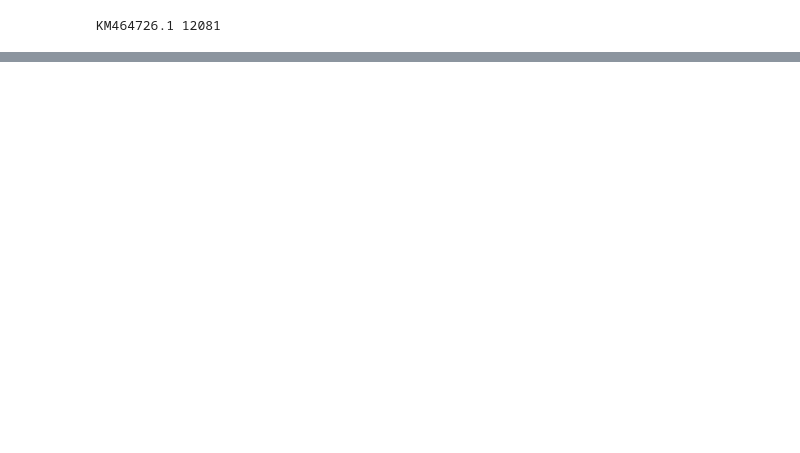
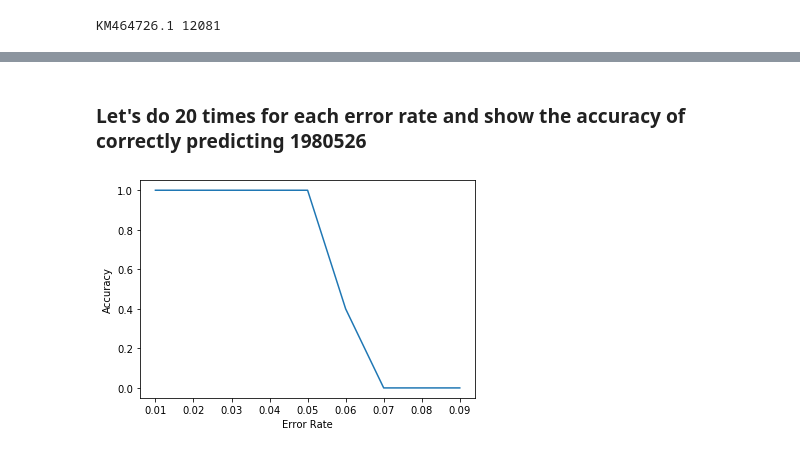
Before and after one commit to Lizhen0909/PyLSHvec, a Jupyter notebook: notebook/example_use_virus_classfication_model.ipynb, the cells around one changed output, grey strips where cells are left out. Saved outputs shown, nothing was run; the diff lists cells and outputs as text; code cells hidden in the pictures; blank space fills up the shorter version.

```diff
--- a/notebook/example_use_virus_classfication_model.ipynb
+++ b/notebook/example_use_virus_classfication_model.ipynb
@@ -67,9 +77,6 @@ getName Nairobi sheep disease orthonairovirus
 getTaxIdPath [1, 10239, 4000001, 4011699, 4027768, 4027770, 4027773, 2559587, 4028110, 4028113, 4032822, 4032824, 4032826, 2497569, 4032829, 2497571, 2497576, 1980410, 4034803, 4035699, 4035703, 19804 ...
 getTaxNamePath ['root', 'Viruses', 'dummy4000001', 'dummy4011699', 'dummy4027768', 'dummy4027770', 'dummy4027773', 'Riboviria', 'dummy4028110', 'dummy4028113', 'dummy4032822', 'dummy4032824', 'dummy40 ...
 # %%
-import numpy as np
-import pandas as pd
-
 def random_dna_sequence(length):
     return ''.join(np.random.choice(list('ACTG')) for _ in range(length))
 
@@ -80,7 +87,9 @@ def random_sub_seq(seq,length=500):
     i=int(np.random.random()*(len(seq)-length))
     return seq[i:i+length]
 def predict(seq):
-    pred=pd.Series(model.predict(seq), name='prob').to_frame()
+    pred=pd.Series(model.predict(seq), name='prob')
+    pred.index.name='taxid'
+    pred=pred.to_frame()
     pred['rank']=pred.index.map(lambda u: model.getRank(u))
     pred['name']=pred.index.map(lambda u: model.getName(u))
     return pred.sort_values("prob",ascending=False)
@@ -104,0 +156,27 @@ len(seq)
+# %% [markdown]
+### Let's do 20 times for each error rate and show the accuracy of correctly predicting 1980526
+# %%
+def mean_prob_with_error(seq, error_rate=0.01, target_taxid=1980526):
+    count=0.0
+    for i in range(20):
+        pred = predict(add_substitute_error(seq, error_rate))
+        species_pred_df = pred[pred['rank']=="species"]
+        if(len(species_pred_df)==0):
+            pass
+        else:
+
+            taxid= species_pred_df.iloc[0].name
+            if target_taxid ==taxid:
+                count+=1
+            else:
+                pass
+    return count/20
+# %%
+err_rates =np.arange(0.01,0.10,0.01)
+acc=[mean_prob_with_error(seq,x) for x in err_rates]
+# %%
+plt.plot(err_rates,acc)
+plt.xlabel("Error Rate")
+plt.ylabel("Accuracy");
+# %% [output]
+[figure, added]
```
Also changed, not shown: parts of 28 cells of this notebook, 2 other files.
